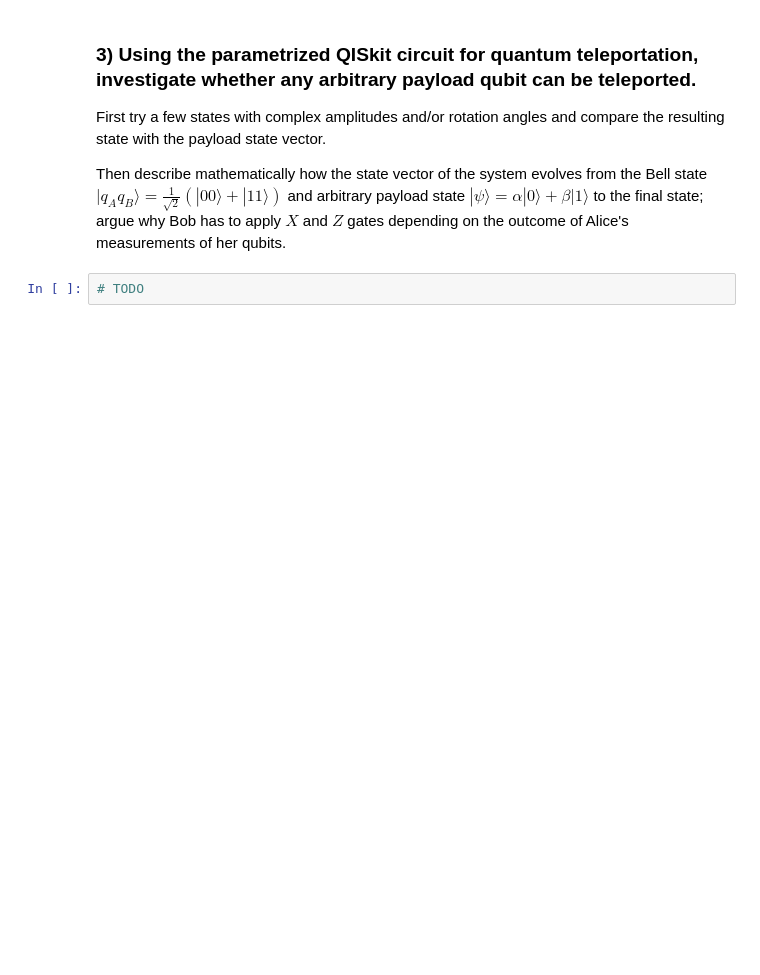
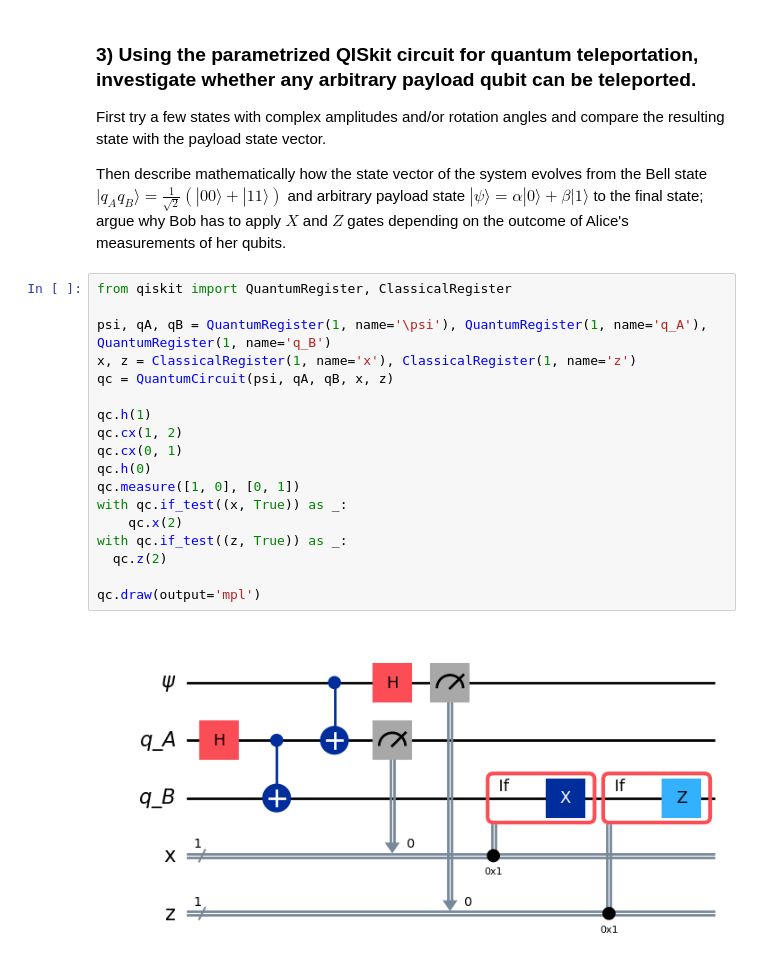
Before and after one commit to elijahkin/amsc698k, a Jupyter notebook: hw2/hw2.ipynb, the cells around one changed output. Saved outputs shown, nothing was run; the diff lists cells and outputs as text; blank space fills up the shorter version.

```diff
--- a/hw2/hw2.ipynb
+++ b/hw2/hw2.ipynb
@@ -419,5 +419,23 @@ plt.show()
 First try a few states with complex amplitudes and/or rotation angles and compare the resulting state with the payload state vector.
 
 Then describe mathematically how the state vector of the system evolves from the Bell state $|q_Aq_B\rangle = \frac{1}{\sqrt{2}}(|00\rangle + |11\rangle)$ and arbitrary payload state $|\psi\rangle = \alpha |0\rangle + \beta |1\rangle$ to the final state; argue why Bob has to apply $X$ and $Z$ gates depending on the outcome of Alice's measurements of her qubits.
-# %%
-# TODO
+# %%
+from qiskit import QuantumRegister, ClassicalRegister
+
+psi, qA, qB = QuantumRegister(1, name='\psi'), QuantumRegister(1, name='q_A'), QuantumRegister(1, name='q_B')
+x, z = ClassicalRegister(1, name='x'), ClassicalRegister(1, name='z')
+qc = QuantumCircuit(psi, qA, qB, x, z)
+
+qc.h(1)
+qc.cx(1, 2)
+qc.cx(0, 1)
+qc.h(0)
+qc.measure([1, 0], [0, 1])
+with qc.if_test((x, True)) as _:
+    qc.x(2)
+with qc.if_test((z, True)) as _:
+  qc.z(2)
+
+qc.draw(output='mpl')
+# %% [output]
+[figure, added]
```
Also changed, not shown: parts of 11 cells of this notebook.
